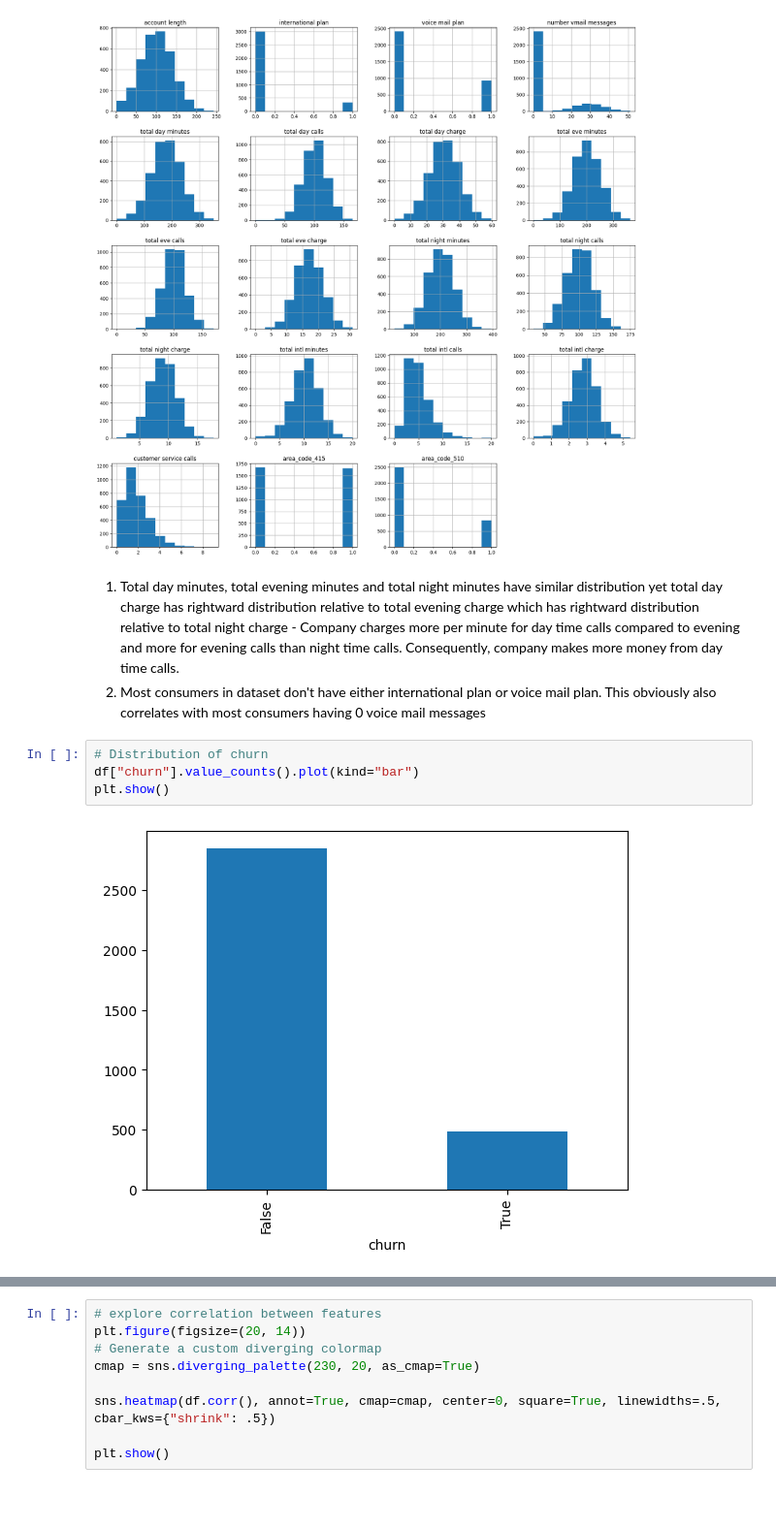
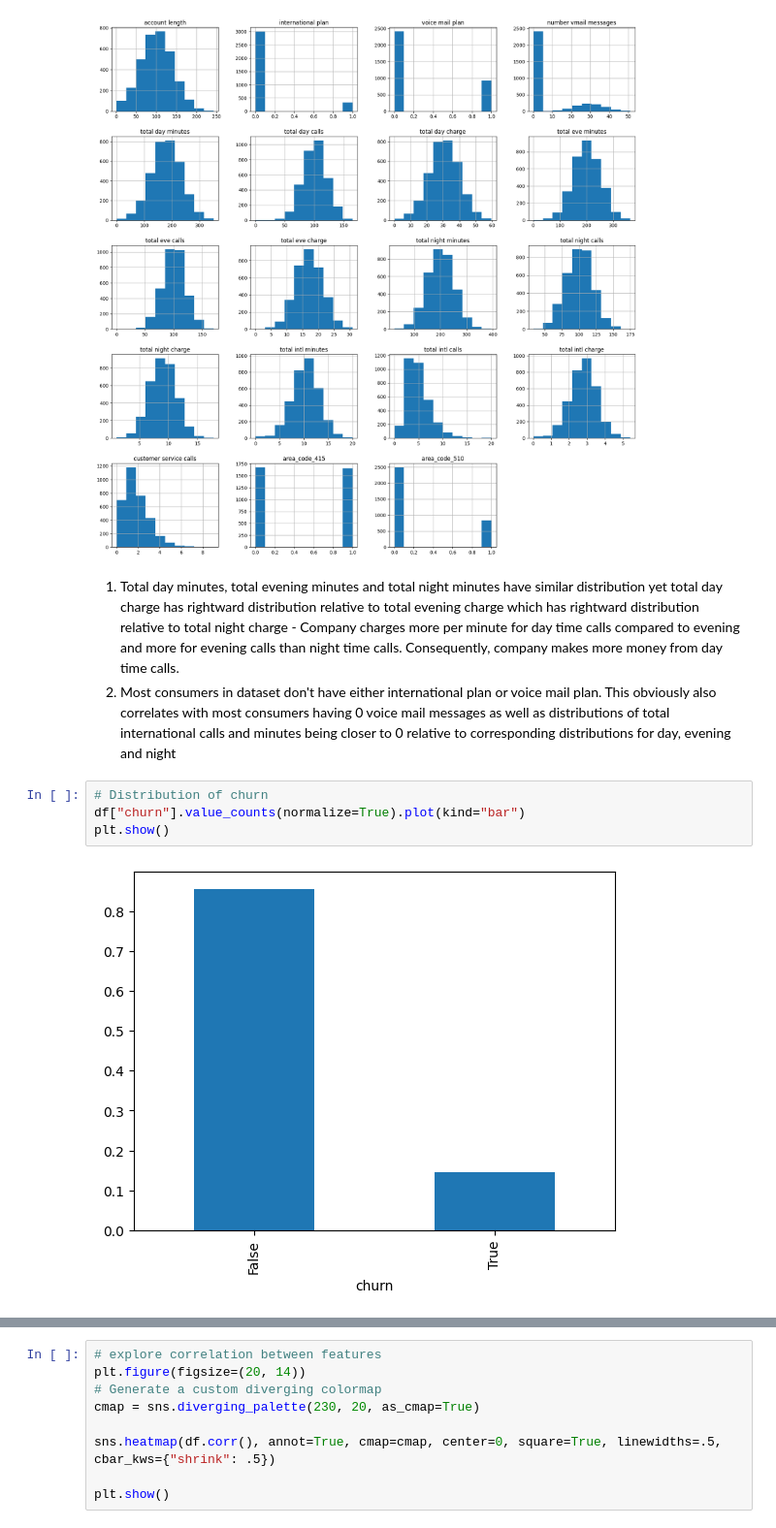
Before and after one commit to MeetPatel89/churn_pred, a Jupyter notebook: notebooks/explore-0.0.1.ipynb, the cells around one changed output, grey strips where cells are left out. Shown: that part at 97% size. Cells and saved outputs as stored; diff of their text form; blank space fills up the shorter version.

```diff
--- a/notebooks/explore-0.0.1.ipynb
+++ b/notebooks/explore-0.0.1.ipynb
@@ -107,11 +109,11 @@ plt.show()
 [figure]
 # %% [markdown]
 1. Total day minutes, total evening minutes and total night minutes have similar distribution yet total day charge has rightward distribution relative to total evening charge which has rightward distribution relative to total night charge - Company charges more per minute for day time calls compared to evening and more for evening calls than night time calls. Consequently, company makes more money from day time calls.
-2. Most consumers in dataset don't have either international plan or voice mail plan. This obviously also correlates with most consumers having 0 voice mail messages
+2. Most consumers in dataset don't have either international plan or voice mail plan. This obviously also correlates with most consumers having 0 voice mail messages as well as distributions of total international calls and minutes being closer to 0 relative to corresponding distributions for day, evening and night
 # %%
 # Distribution of churn
-df["churn"].value_counts().plot(kind="bar")
+df["churn"].value_counts(normalize=True).plot(kind="bar")
 plt.show()
 # %% [output]
-[figure, old version]
+[figure, new version]
 # %% [markdown]
```
Also changed, not shown: parts of 20 cells of this notebook.
